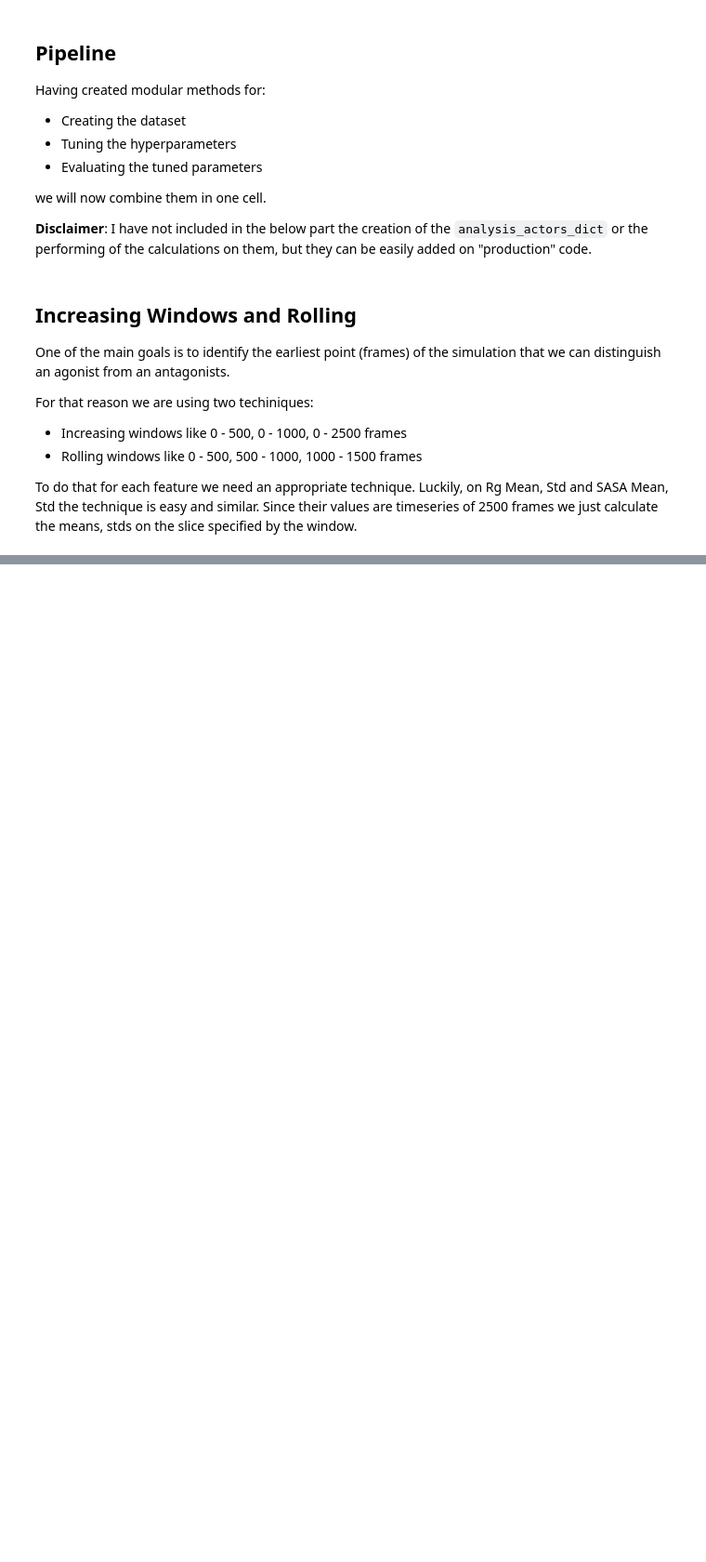
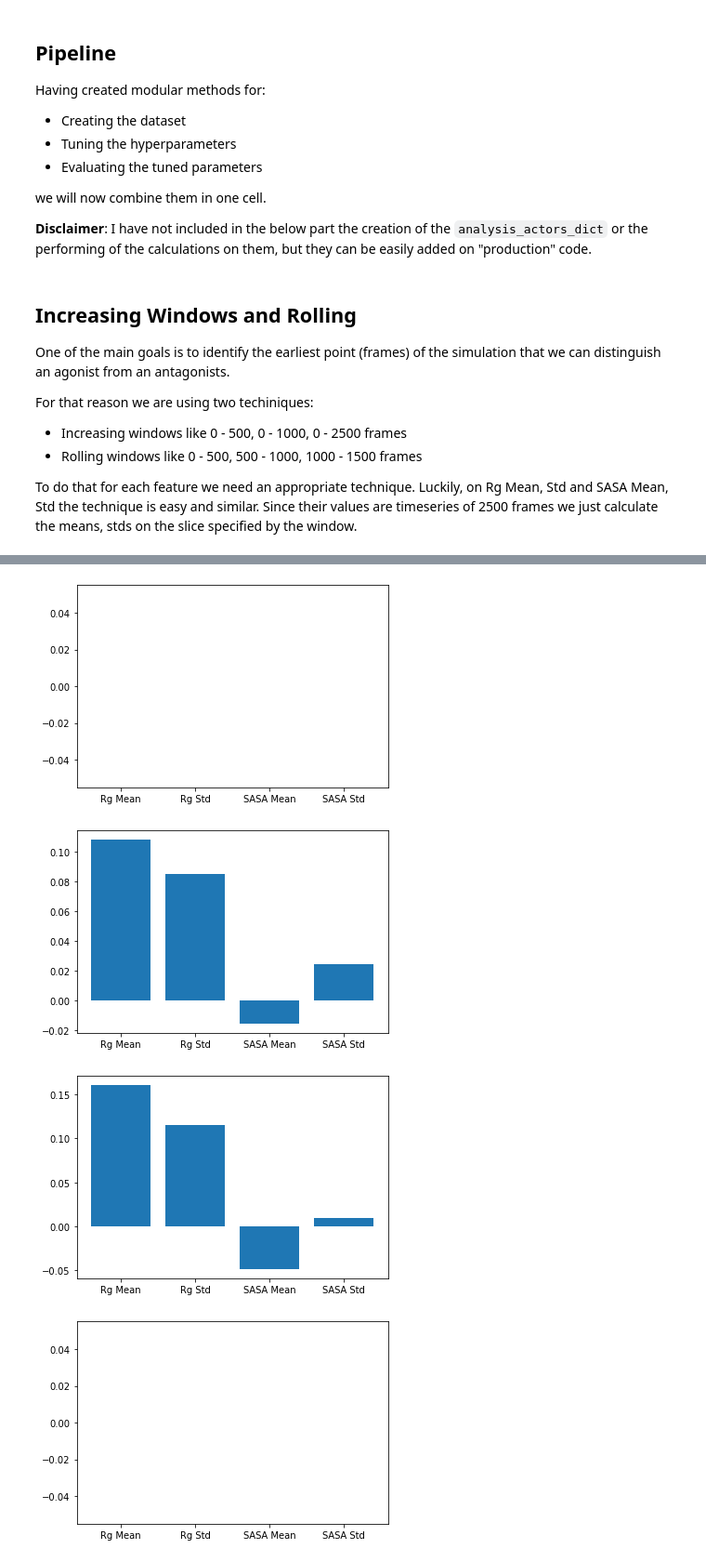
Before and after one commit to MikeXydas/MDSimsEval, a Jupyter notebook: MD_Analysis/ML_Pipeline_5HT2A.ipynb, the cells around one changed output, grey strips where cells are left out. Shown at 93% size. Drawn from its saved outputs; the diff is of its cells as text; code cells hidden in the pictures; blank space fills up the shorter version.

Commit message:
Studied the coefficients of LR. Cannot make any useful conclusions due to the instability of results.

```diff
--- a/MD_Analysis/ML_Pipeline_5HT2A.ipynb
+++ b/MD_Analysis/ML_Pipeline_5HT2A.ipynb
@@ -188,6 +190,8 @@ def evaluate_params(estimator, X, y, folds=5, verbose=True):
             print(f'\tAUC: {total_metrics["auc"] / splits}')
 
     which_split = 0
+    coefs = []
+
     kf = StratifiedKFold(n_splits=folds, shuffle=True)
     for train_index, test_index in kf.split(X, y):
         if verbose:
@@ -195,10 +199,18 @@ def evaluate_params(estimator, X, y, folds=5, verbose=True):
         X_train, X_test = X[train_index], X[test_index]
         y_train, y_test = y[train_index].astype(int), y[test_index].astype(int)
 
+        # Standarization
+        scaler = StandardScaler()
+        X_train = scaler.fit_transform(X_train)    # Fit and transform the training data
+        X_test = scaler.transform(X_test)    # Transform the test data
+
         # We will start with simple models like Logistic Regression
         clf = estimator
 
         clf.fit(X_train, y_train)
+
+        # Save the coefs
+        coefs.append(clf.coef_[0])
 
         # Predict on training set
         train_pred = clf.predict(X_train)
@@ -218,14 +230,18 @@ def evaluate_params(estimator, X, y, folds=5, verbose=True):
             print('\tValidation Metrics')
         calculate_metrics(y_test, test_pred, total_metrics_test, y_pred_probs=test_pred_proba, print_enabled=verbose)
 
-        which_split += 1
-
+    # Plotting the coefficients magnitude
+    plt.bar(np.arange(len(X_train[0])), np.mean(np.array(coefs), axis=0).T)
+    plt.xticks(np.arange(4), ['Rg Mean', 'Rg Std', 'SASA Mean', 'SASA Std'])
+    plt.show()
 #     print(">>> Total Metrics Train:")
 #     print_total_metrics(total_metrics_train, which_split)
 
 #     print(">>> Total Metrics Test:")
 #     print_total_metrics(total_metrics_test, which_split)
 
+    coefs_arr = np.array
+
     return {'train': {k: v / folds for k, v in total_metrics_train.items()},
             'test': {k: v / folds for k, v in total_metrics_test.items()}
            }
@@ -259,8 +275,14 @@ def tuning(estimator, parameters, scores, X, y, verbose=True):
 
         cross_val = StratifiedKFold(n_splits=5, shuffle=True)
 
+        # The pipeline will first standarize our data
+        pipe = Pipeline([
+                            ('scale', StandardScaler()),
+                            ('clf', estimator())
+                        ])
+
         clf = GridSearchCV(
-            estimator(), parameters, scoring='%s' % score, cv=cross_val
+            pipe, parameters, scoring='%s' % score, cv=cross_val
         )
         clf.fit(X, y)
 
@@ -314,7 +336,11 @@ def run_pipeline(analysis_actors_dict, estimator, parameters, maximize="accuracy
                         Can be: "accuracy", "f1", "recall", "roc_auc"
 
     Returns:
-        Dictionary of the metrics of the final model (chosen by the metric we want to maximize)
+         (
+            Dictionary of the metrics of the final model chosen by the metric we want to maximize,
+            The untrained model with the best parameters
+         )
+
 
     """
     dataset_df = create_dataset(analysis_actors_dict, start=start, stop=stop)
@@ -338,12 +364,15 @@ def run_pipeline(analysis_actors_dict, estimator, parameters, maximize="accuracy
     # Final evaluation on the best params for each metric
     for score in scores:
 #         print(f'>>> Metric Maximized: {score}')
+        best_params[score] = {k.split('__')[1]: v for k, v in best_params[score].items()}
         metric_scores = evaluate_params(estim(**best_params[score]), X, y, folds=5, verbose=False)
         if score == maximize:
             ret_scores = metric_scores
+            ret_model = estim(**best_params[score])
 #         print('\n')
 
-    return ret_scores
+
+    return (ret_scores, ret_model)
 # %% [markdown]
 ## Increasing Windows and Rolling
 
@@ -362,5 +393,7 @@ To do that for each feature we need an appropriate technique. Luckily, on Rg Mea
 estim = LogisticRegression
 
 # Select on which parameters we will perform Grid Search
-parameters = {"C":np.logspace(-5,1,7), "penalty":["l1","l2"], "tol": np.logspace(-9, -2, 8),
-             "solver":["liblinear"], "max_iter": [100000]}
+parameters = [
+                {"clf__C":np.logspace(-5,1,7), "clf__penalty":["l1","l2"], "clf__tol": np.logspace(-9, -2, 8),
+                 "clf__solver":["liblinear"], "clf__max_iter": [100000]},
+             ]
@@ -401,0 +431,7 @@ display(results_df)
+# %%
+returned_scores, returned_model = run_pipeline(analysis_actors_dict, estim, parameters, maximize="f1", start=0, stop=2500)
+# %% [output]
+[figure, added]
+[figure, added]
+[figure, added]
+[figure, added]
```
Also changed, not shown: parts of 6 cells of this notebook.
